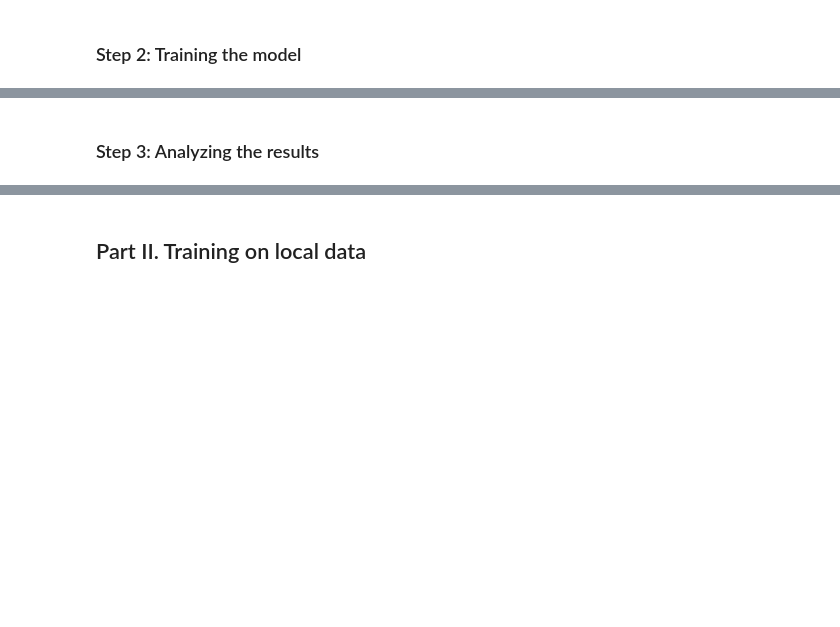
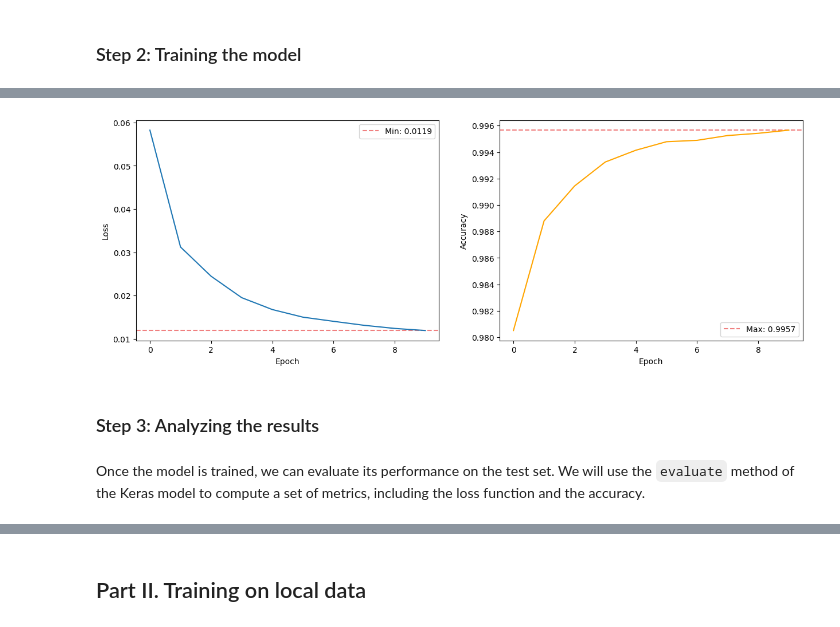
Before and after one commit to phdcybersec/teaching, a Jupyter notebook: tutorials/fl_for_ids_101.ipynb, the cells around one changed output, grey strips where cells are left out. Saved outputs shown, nothing was run; the diff lists cells and outputs as text; code cells hidden in the pictures; blank space fills up the shorter version.

Commit message:
sync to test notebook on colab

```diff
--- a/tutorials/fl_for_ids_101.ipynb
+++ b/tutorials/fl_for_ids_101.ipynb
@@ -210,6 +223,0 @@ Let's start by laying out our model's architecutre. Since our formatted NSL-KDD
-# %%
-n_features = X_train.shape(0)
-print(n_features)
-
-model = keras.Sequential()
-model.add(keras.Input(n_features))
@@ -217,0 +224,20 @@ TypeError: ignored
+# %%
+n_features = X_train.shape[1]
+print(n_features)
+
+def create_model() -> keras.Model:
+    model = keras.Sequential()
+    model.add(keras.layers.Dense(32, activation='relu', input_shape=(n_features,)))
+    model.add(keras.layers.Dense(32, activation='relu'))
+    model.add(keras.layers.Dense(2, activation='softmax'))
+
+    model.compile(
+        loss='categorical_crossentropy',
+        optimizer='adam',
+        metrics=['accuracy']
+    )
+    return model
+
+
+model = create_model()
+model.summary()
@@ -219,0 +276,2 @@ TypeError: ignored
+# %%
+bl_hist = model.fit(X_train, y_train, epochs=10, batch_size=32, verbose=1, validation_split=0.1)
@@ -220,2 +299,23 @@ TypeError: ignored
+# %%
+# plot training history, loss and accuracy side by side
+_, (ax1, ax2) = plt.subplots(1, 2, figsize=(15, 5))
+_min = np.min(bl_hist.history['loss'])
+ax1.axhline(y=_min, label=f"Min: {_min:.4f}", linestyle='--', color='lightcoral')
+ax1.plot(bl_hist.history['loss'])
+ax1.set_ylabel('Loss')
+ax1.set_xlabel('Epoch')
+ax1.legend()
+_max = np.max(bl_hist.history['accuracy'])
+ax2.axhline(y=_max, label=f"Max: {_max:.4f}", linestyle='--', color='lightcoral')
+ax2.plot(bl_hist.history['accuracy'], color='orange')
+ax2.set_ylabel('Accuracy')
+ax2.set_xlabel('Epoch')
+ax2.legend()
+plt.show()
+# %% [output]
+[figure, added]
 # %% [markdown]
 ### Step 3: Analyzing the results
+# %% [markdown]
+Once the model is trained, we can evaluate its performance on the test set. We will use the
+`evaluate` method of the Keras model to compute a set of metrics, including the loss function and the accuracy.
```
Also changed, not shown: parts of 42 cells of this notebook, 5 other files.
